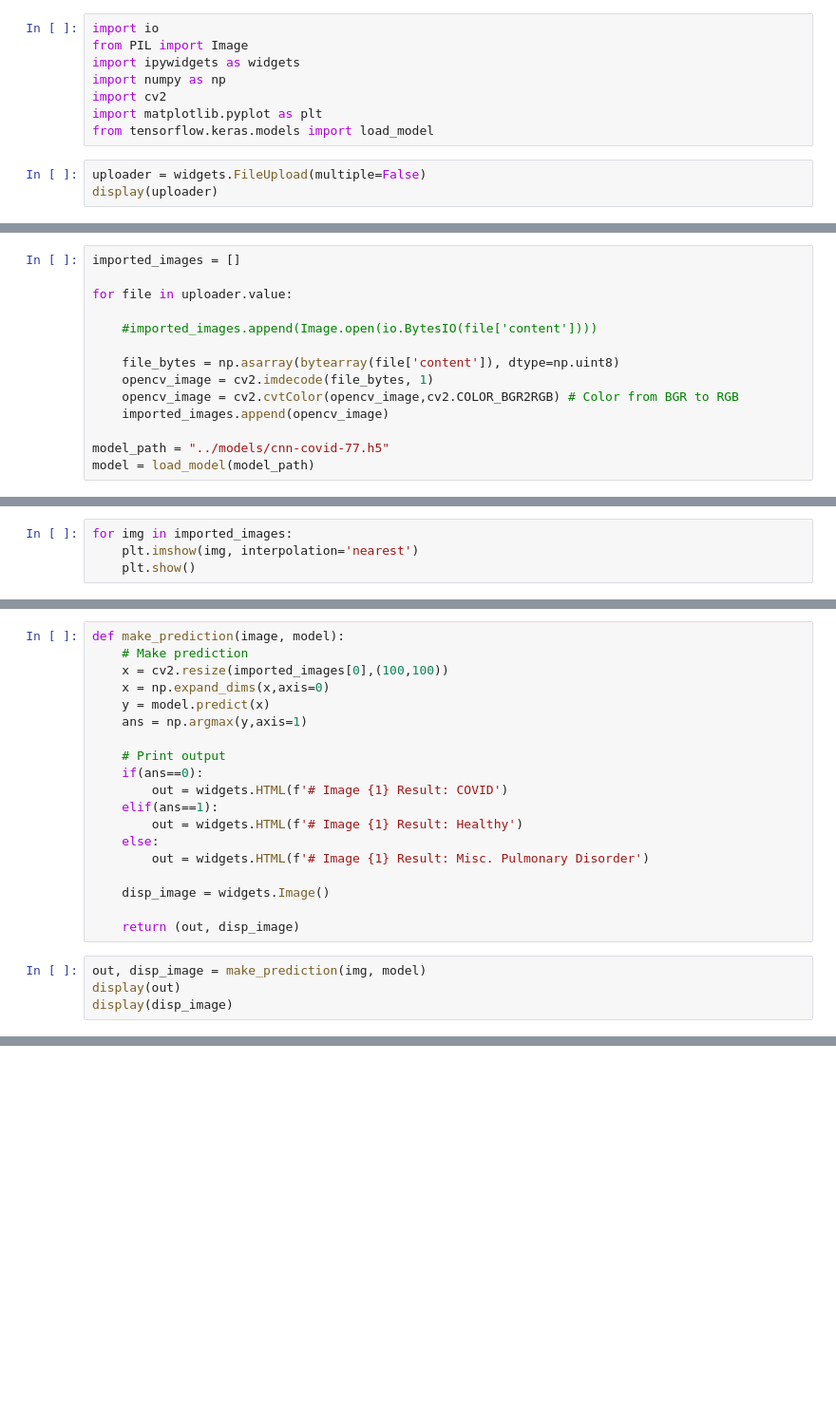
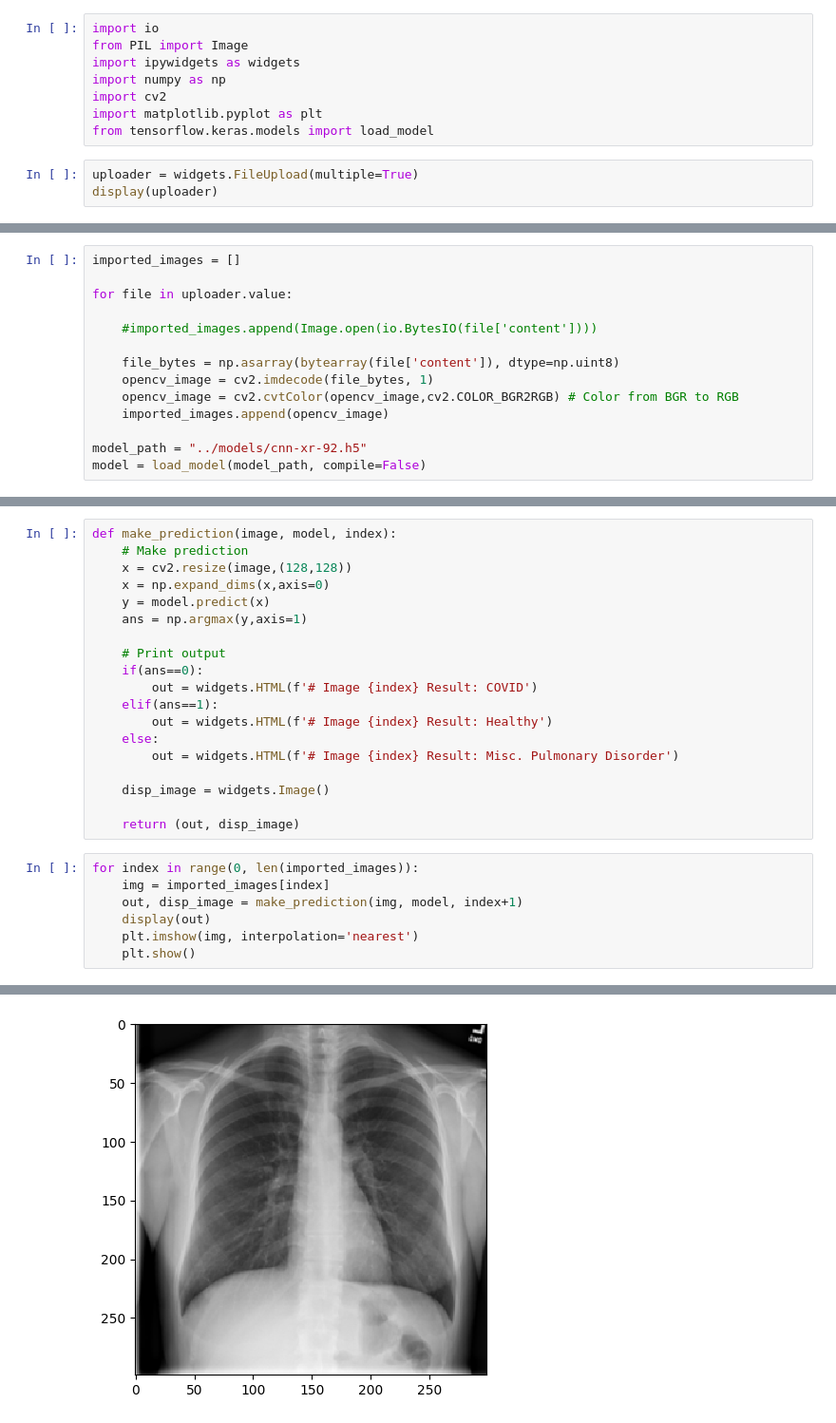
Before and after one commit to SimonAytes/covid-cnn, a Jupyter notebook: notebooks/ct-predict.ipynb, the cells around one changed output, grey strips where cells are left out. Shown at 95% size. Saved outputs shown, nothing was run; the diff lists cells and outputs as text; blank space fills up the shorter version.

```diff
--- a/notebooks/ct-predict.ipynb
+++ b/notebooks/ct-predict.ipynb
@@ -7,6 +7,6 @@ import cv2
 import matplotlib.pyplot as plt
 from tensorflow.keras.models import load_model
 # %%
-uploader = widgets.FileUpload(multiple=False)
+uploader = widgets.FileUpload(multiple=True)
 display(uploader)
 # %% [output]
@@ -23,5 +23,5 @@ for file in uploader.value:
     opencv_image = cv2.cvtColor(opencv_image,cv2.COLOR_BGR2RGB) # Color from BGR to RGB
     imported_images.append(opencv_image)
 
-model_path = "../models/cnn-covid-77.h5"
-model = load_model(model_path)
+model_path = "../models/cnn-xr-92.h5"
+model = load_model(model_path, compile=False)
@@ -48,4 +27,0 @@ _________________________________________________________________
-# %%
-for img in imported_images:
-    plt.imshow(img, interpolation='nearest')
-    plt.show()
@@ -54,24 +28,27 @@ for img in imported_images:
 # %%
-def make_prediction(image, model):
+def make_prediction(image, model, index):
     # Make prediction
-    x = cv2.resize(imported_images[0],(100,100))
+    x = cv2.resize(image,(128,128))
     x = np.expand_dims(x,axis=0)
     y = model.predict(x)
     ans = np.argmax(y,axis=1)
 
     # Print output
     if(ans==0):
-        out = widgets.HTML(f'# Image {1} Result: COVID')
+        out = widgets.HTML(f'# Image {index} Result: COVID')
     elif(ans==1):
-        out = widgets.HTML(f'# Image {1} Result: Healthy')
+        out = widgets.HTML(f'# Image {index} Result: Healthy')
     else:
-        out = widgets.HTML(f'# Image {1} Result: Misc. Pulmonary Disorder')
+        out = widgets.HTML(f'# Image {index} Result: Misc. Pulmonary Disorder')
 
     disp_image = widgets.Image()
 
     return (out, disp_image)
 # %%
-out, disp_image = make_prediction(img, model)
-display(out)
-display(disp_image)
+for index in range(0, len(imported_images)):
+    img = imported_images[index]
+    out, disp_image = make_prediction(img, model, index+1)
+    display(out)
+    plt.imshow(img, interpolation='nearest')
+    plt.show()
 # %% [output]
@@ -79 +56,2 @@ display(disp_image)
 [interactive output not drawn]
+[figure, added]
```
Also changed, not shown: parts of 4 cells of this notebook, 1 other file.
